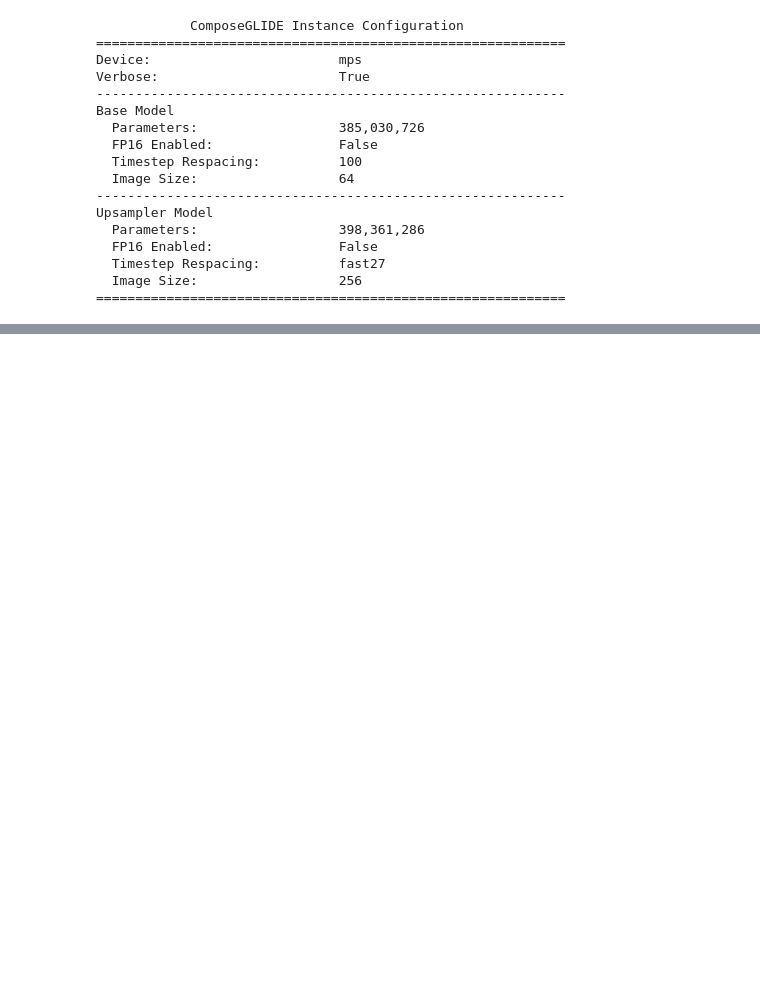
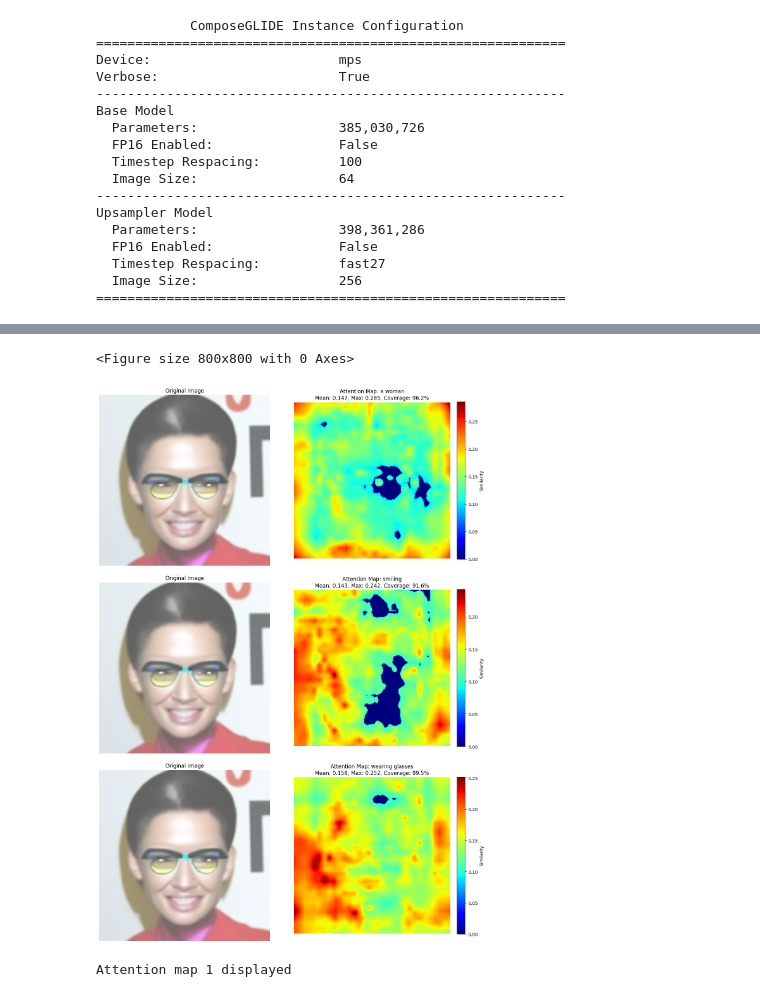
Before and after one commit to denskrlv/compose-glide, a Jupyter notebook: notebooks/demo.ipynb, the cells around one changed output, grey strips where cells are left out. Cells and saved outputs as stored; diff of their text form; code cells hidden in the pictures; blank space fills up the shorter version.

```diff
--- a/notebooks/demo.ipynb
+++ b/notebooks/demo.ipynb
@@ -249,0 +273,11 @@ Attention map 1 displayed
+# %%
+print(f"Generating {NUM_IMAGES} image(s) for prompt: '{PROMPT}'.")
+PROMPT = PROMPT.lower()
+result, attention_data = compose_glide.generate(
+    PROMPT,
+    num_images=NUM_IMAGES,
+    upsample=UPSAMPLE,
+    upsample_temp=0.995,
+    save_intermediate_steps=10,
+    return_attention_maps=True
+)
@@ -249,0 +290,31 @@ Attention map 1 displayed
+# %%
+if result.nelement() > 0:
+
+    has_attention = attention_data is not None and len(attention_data) == len(result)
+
+    for i, sample_tensor in enumerate(result):
+        if has_attention:
+            attn_maps = attention_data[i]
+
+            plt.figure(figsize=(8, 8))
+
+            compose_glide.visualize_attention_maps(
+                sample_tensor,
+                attn_maps,
+                PROMPT,
+                output_path=None,
+                show_plot=False
+            )
+
+            plt.tight_layout()
+            plt.show()
+
+            print(f"Attention map {i+1} displayed")
+        else:
+            print("Couldn't load the attention map")
+else:
+    print("No images were generated.")
+# %% [output]
+<Figure size 800x800 with 0 Axes>
+[figure, added]
+Attention map 1 displayed
```
Also changed, not shown: parts of 11 cells of this notebook.
